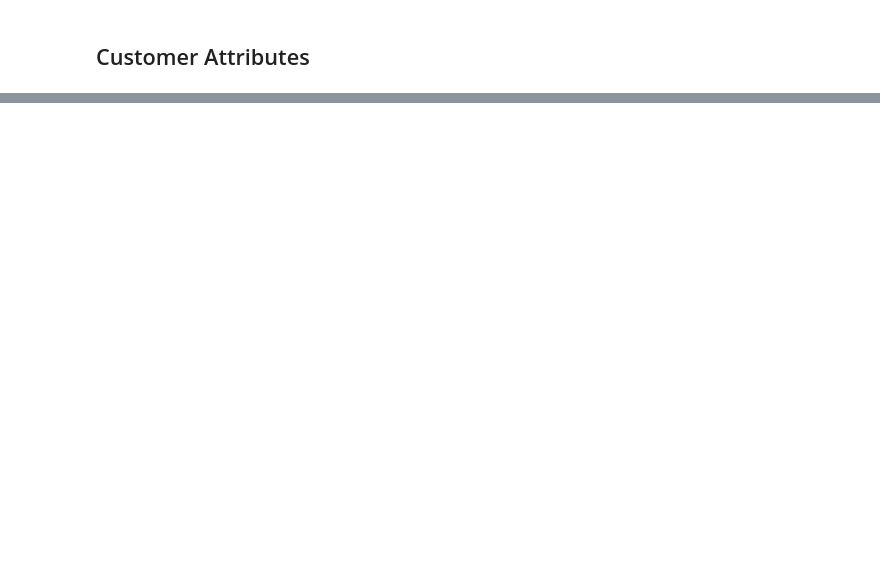
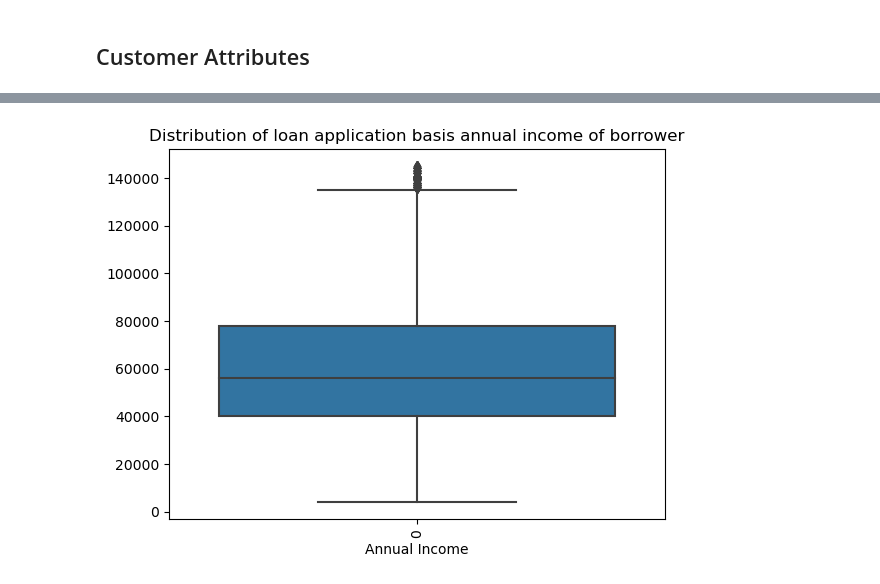
Before and after one commit to arijeetsaha/Lending_Club_Case_Study, a Jupyter notebook: Arijeet.ipynb, the cells around one changed output, grey strips where cells are left out. Saved outputs shown, nothing was run; the diff lists cells and outputs as text; code cells hidden in the pictures; blank space fills up the shorter version.

```diff
--- a/Arijeet.ipynb
+++ b/Arijeet.ipynb
@@ -246,0 +448,9 @@ plt.show()
+# %%
+# Above analysis on the annual income shows the data is skewed. So removing the outliers.
+
+q3, q1 = np.percentile(df_clean["annual_inc"], [75 ,25])
+print("90 percentile of borrowers annual income ", q3)
+print("10 percentile of borrowers annual income ", q1)
+iqr = q3 - q1
+outliers = q3 + 1.5*iqr
+df_c = df_clean[df_clean["annual_inc"]<outliers]
@@ -246,0 +476,9 @@ plt.show()
+# %%
+#Box plot after removing the outliers
+sns.boxplot(data=df_c.annual_inc)
+plt.xticks(rotation=90)
+plt.xlabel("Annual Income")
+plt.title("Distribution of loan application basis annual income of borrower")
+plt.show()
+# %% [output]
+[figure, added]
```
Also changed, not shown: parts of 175 cells of this notebook.
